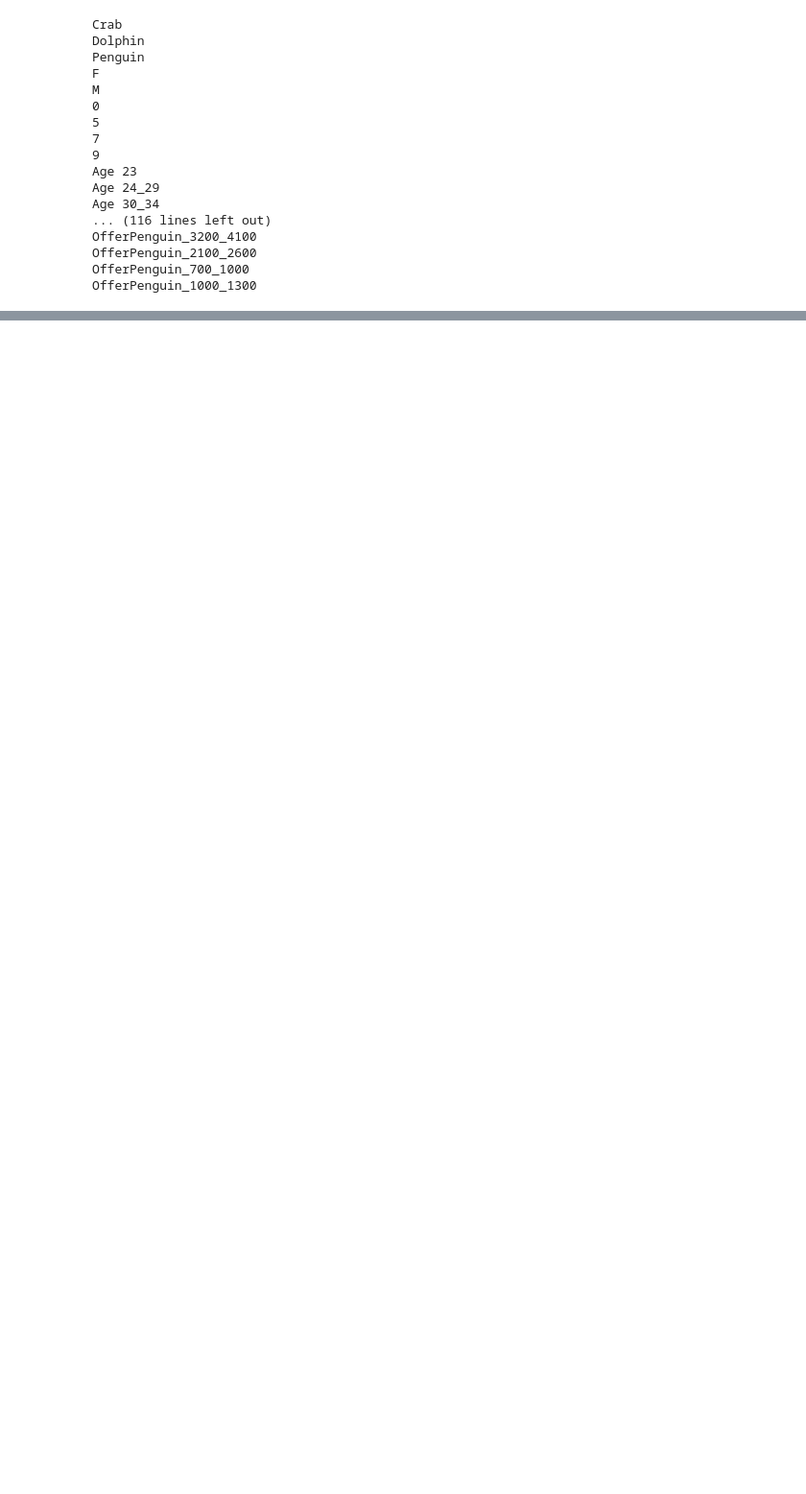
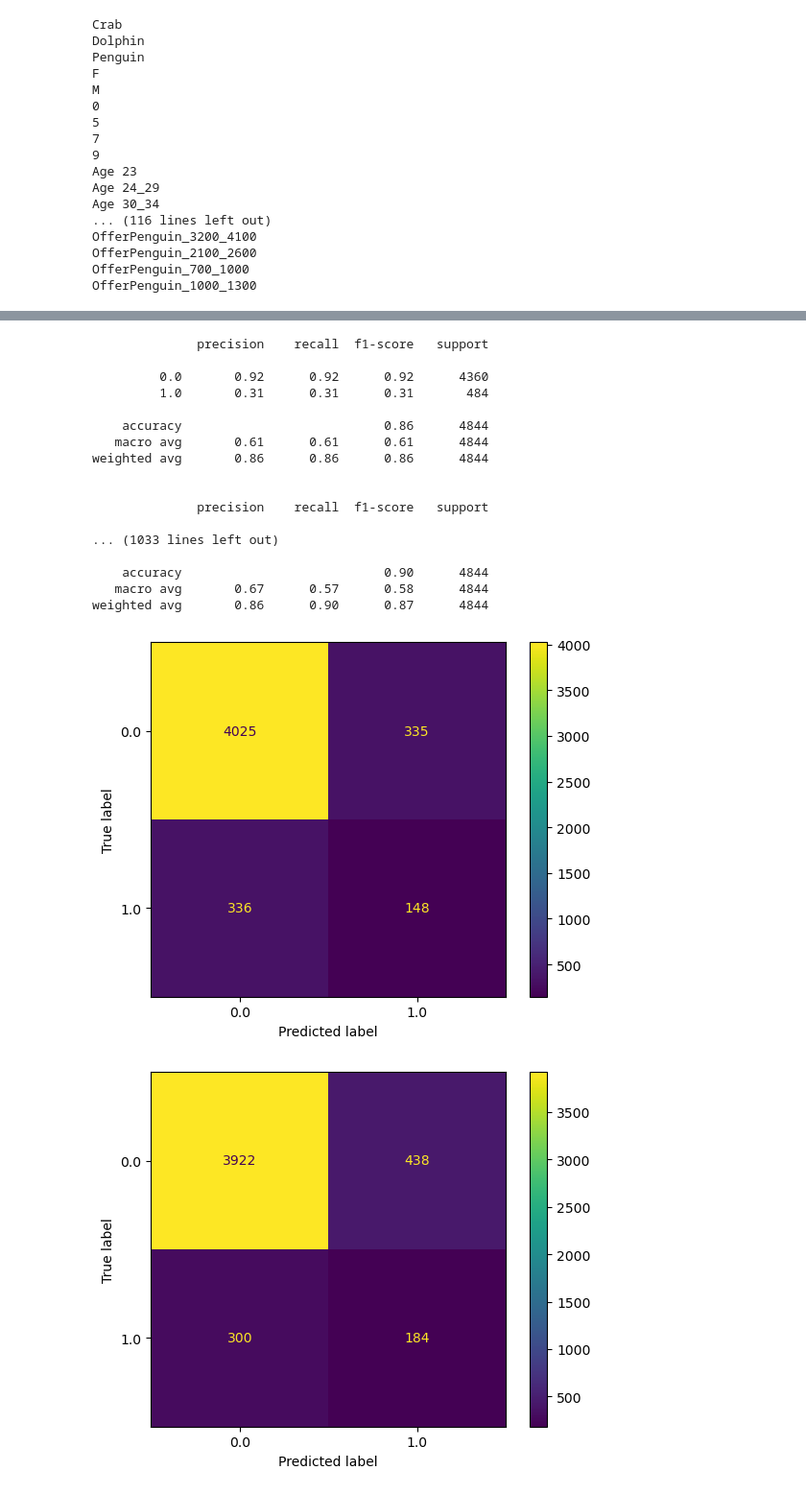
Before and after one commit to vcecan/oc_task, a Jupyter notebook: notebooks/credit_risk.ipynb, the cells around one changed output, grey strips where cells are left out. Shown at 96% size. Drawn from its saved outputs; the diff is of its cells as text; code cells hidden in the pictures; blank space fills up the shorter version.

```diff
--- a/notebooks/credit_risk.ipynb
+++ b/notebooks/credit_risk.ipynb
@@ -879,0 +891,41 @@ OfferPenguin_1000_1300
+# %%
+adaBoost = AdaBoostClassifier(learning_rate=0.5, n_estimators=200,random_state=42)
+gradientBoosting = GradientBoostingClassifier(n_estimators=50,random_state=42)
+xgbClassifier = xgb.XGBClassifier(random_state=42)
+lgbClassifier = lgb.LGBMClassifier(max_depth=3, n_estimators=200,random_state=42)
+catBoostClassifier = cb.CatBoostClassifier(random_state=42)
+model_list=[adaBoost,gradientBoosting,lgbClassifier,catBoostClassifier,xgbClassifier,]
+# %%
+X_train,X_test,y_train,y_test=train_test_split(new_df,y,test_size=0.4,random_state=42)
+from imblearn.over_sampling import SMOTE
+smote = SMOTE()
+X_resampled, y_resampled = smote.fit_resample(X_train,y_train)
+# %%
+for model in model_list:
+    model
+    model.fit(X_resampled, y_resampled)
+    y_pred = model.predict(X_test)
+
+    accuracy = accuracy_score(y_test, y_pred)
+    ConfusionMatrixDisplay.from_predictions(y_test,y_pred)
+    print("\n"+ classification_report(y_test, y_pred))
+# %% [output]
+              precision    recall  f1-score   support
+
+         0.0       0.92      0.92      0.92      4360
+         1.0       0.31      0.31      0.31       484
+
+    accuracy                           0.86      4844
+   macro avg       0.61      0.61      0.61      4844
+weighted avg       0.86      0.86      0.86      4844
+
+
+              precision    recall  f1-score   support
+
+... (1033 lines left out)
+
+    accuracy                           0.90      4844
+   macro avg       0.67      0.57      0.58      4844
+weighted avg       0.86      0.90      0.87      4844
+[figure, added]
+[figure, added]
```
Also changed, not shown: parts of 17 cells of this notebook, 13 other files.
